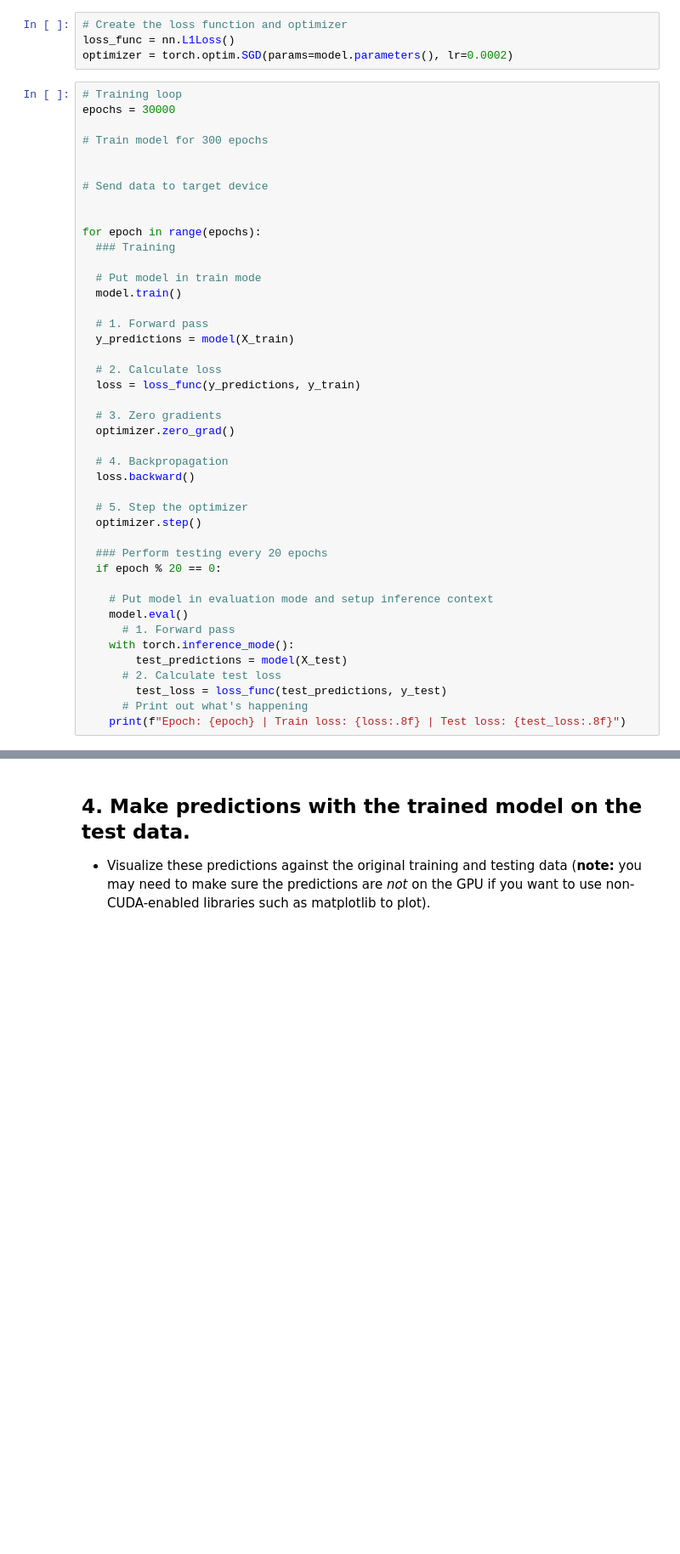
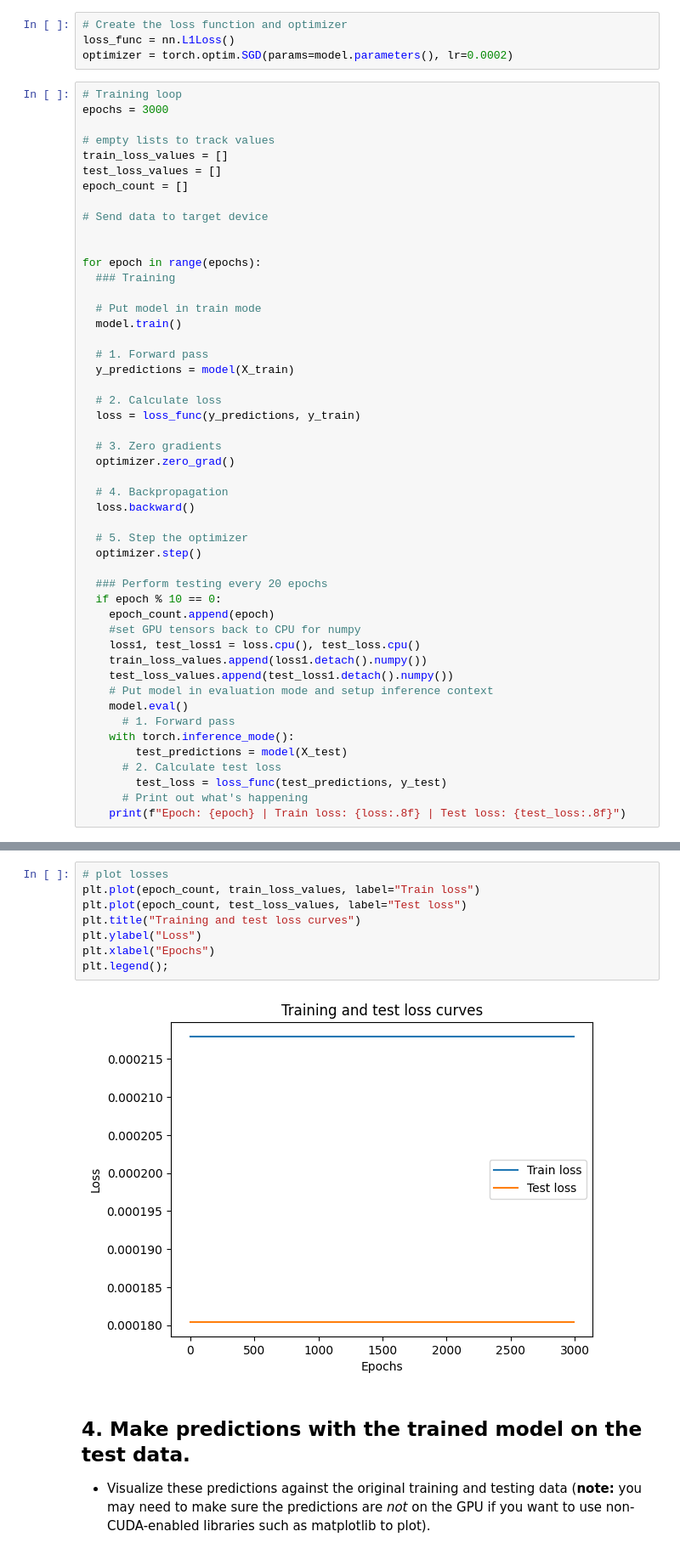
Before and after one commit to niooii/learnpytorch, a Jupyter notebook: exercises/01_pytorch_workflow_exercises.ipynb, the cells around one changed output, grey strips where cells are left out. Shown: that part at 85% size. Saved outputs shown, nothing was run; the diff lists cells and outputs as text; blank space fills up the shorter version.

```diff
--- a/exercises/01_pytorch_workflow_exercises.ipynb
+++ b/exercises/01_pytorch_workflow_exercises.ipynb
@@ -149,10 +149,12 @@ loss_func = nn.L1Loss()
 optimizer = torch.optim.SGD(params=model.parameters(), lr=0.0002)
 # %%
 # Training loop
-epochs = 30000
+epochs = 3000
 
-# Train model for 300 epochs
-
+# empty lists to track values
+train_loss_values = []
+test_loss_values = []
+epoch_count = []
 
 # Send data to target device
 
@@ -179,8 +181,12 @@ for epoch in range(epochs):
   optimizer.step()
 
   ### Perform testing every 20 epochs
-  if epoch % 20 == 0:
-
+  if epoch % 10 == 0:
+    epoch_count.append(epoch)
+    #set GPU tensors back to CPU for numpy
+    loss1, test_loss1 = loss.cpu(), test_loss.cpu()
+    train_loss_values.append(loss1.detach().numpy())
+    test_loss_values.append(test_loss1.detach().numpy())
     # Put model in evaluation mode and setup inference context
     model.eval()
       # 1. Forward pass
@@ -211,3 +217,13 @@ Epoch: 29980 | Train loss: 0.00021794 | Test loss: 0.00018042
+# %%
+# plot losses
+plt.plot(epoch_count, train_loss_values, label="Train loss")
+plt.plot(epoch_count, test_loss_values, label="Test loss")
+plt.title("Training and test loss curves")
+plt.ylabel("Loss")
+plt.xlabel("Epochs")
+plt.legend();
+# %% [output]
+[figure, added]
 # %% [markdown]
 ## 4. Make predictions with the trained model on the test data.
   * Visualize these predictions against the original training and testing data (**note:** you may need to make sure the predictions are *not* on the GPU if you want to use non-CUDA-enabled libraries such as matplotlib to plot).
```
Also changed, not shown: parts of 1 cell of this notebook.
